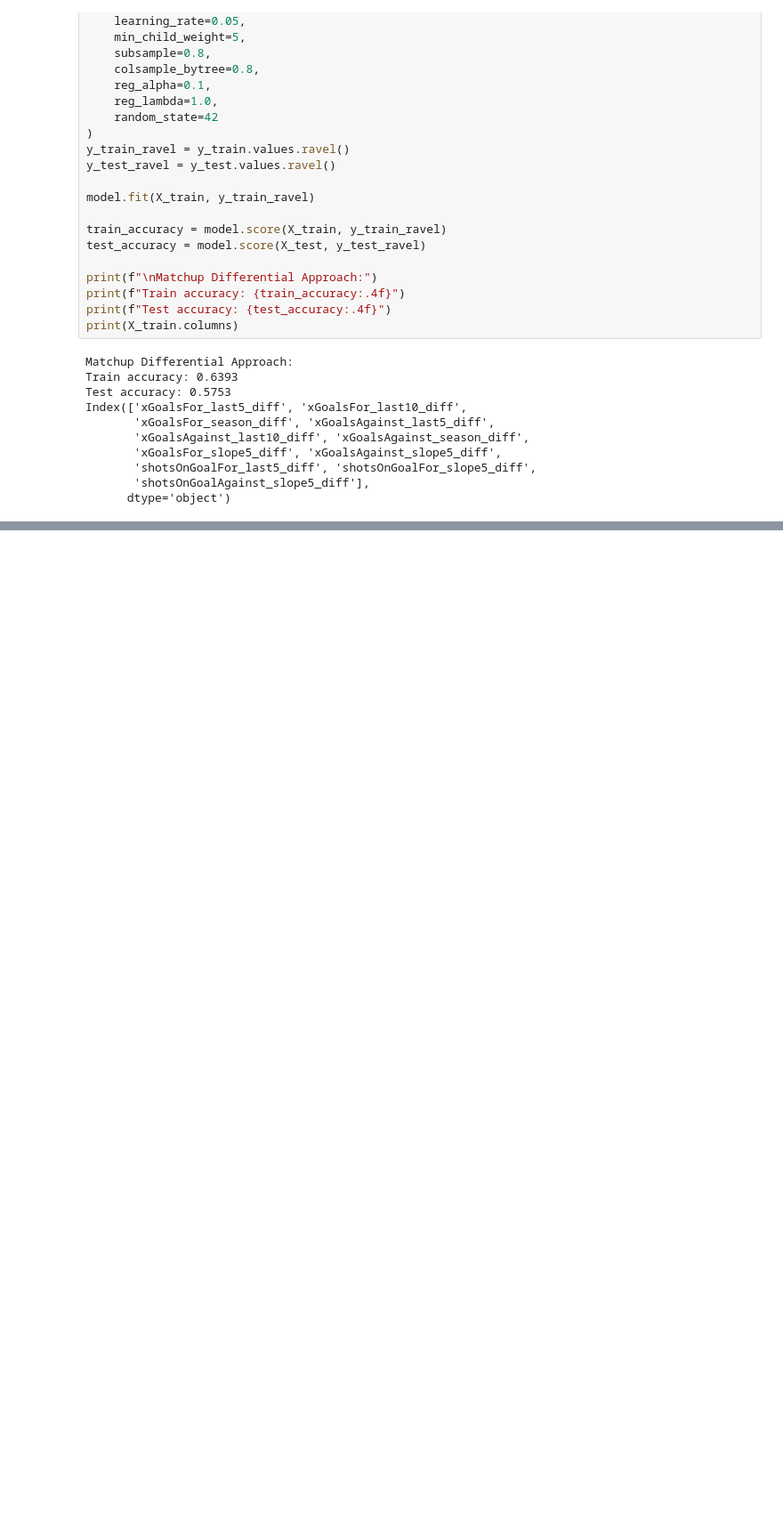
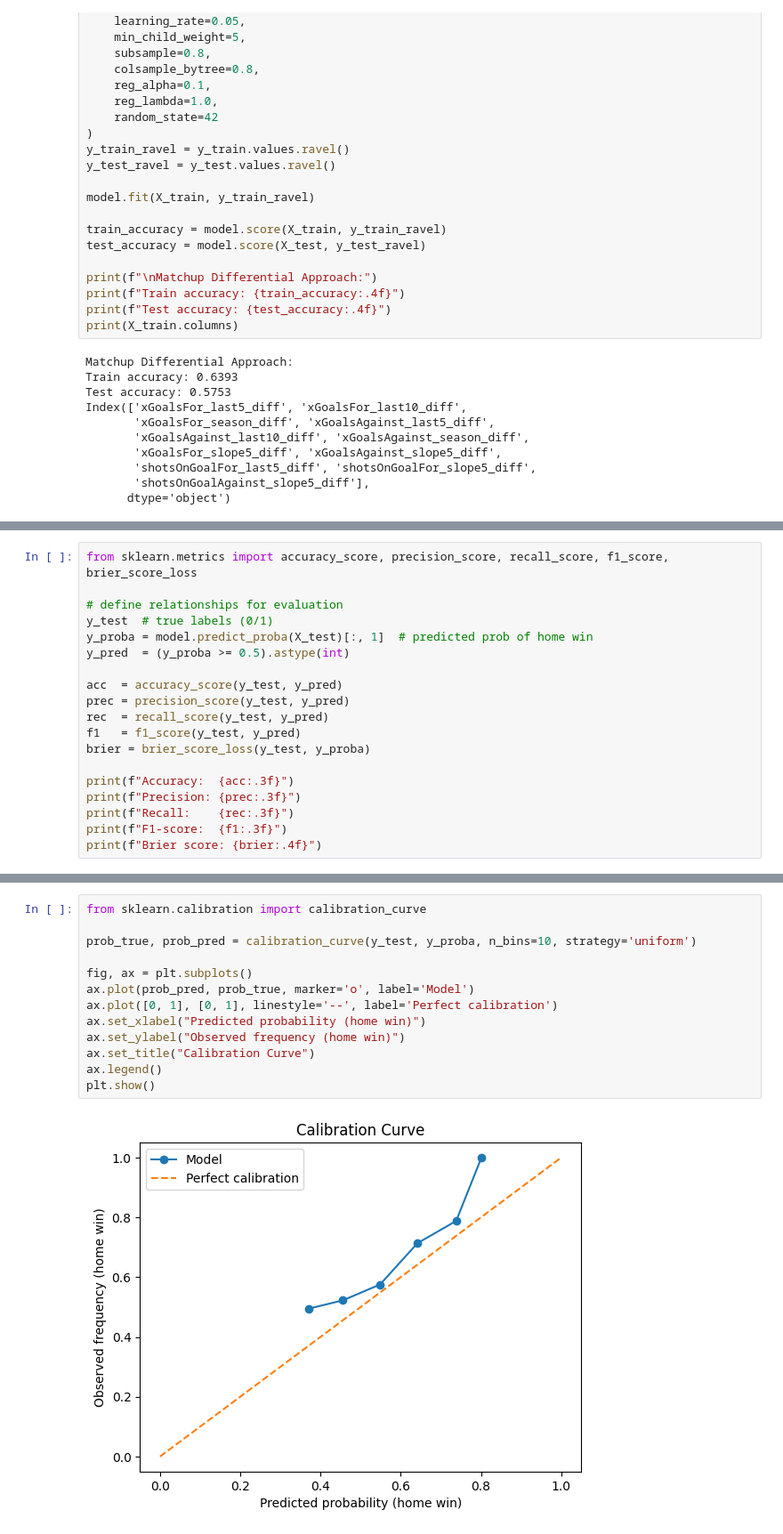
Before and after one commit to Rizzi7/NHL-Game-Prediction-CP322, a Jupyter notebook: notebooks/model.ipynb, the cells around one changed output, grey strips where cells are left out. Shown at 89% size. Drawn from its saved outputs; the diff is of its cells as text; blank space fills up the shorter version.

```diff
--- a/notebooks/model.ipynb
+++ b/notebooks/model.ipynb
@@ -299,0 +349,19 @@ Index(['xGoalsFor_last5_diff', 'xGoalsFor_last10_diff',
+# %%
+from sklearn.metrics import accuracy_score, precision_score, recall_score, f1_score, brier_score_loss
+
+# define relationships for evaluation
+y_test  # true labels (0/1)
+y_proba = model.predict_proba(X_test)[:, 1]  # predicted prob of home win
+y_pred  = (y_proba >= 0.5).astype(int)
+
+acc  = accuracy_score(y_test, y_pred)
+prec = precision_score(y_test, y_pred)
+rec  = recall_score(y_test, y_pred)
+f1   = f1_score(y_test, y_pred)
+brier = brier_score_loss(y_test, y_proba)
+
+print(f"Accuracy:  {acc:.3f}")
+print(f"Precision: {prec:.3f}")
+print(f"Recall:    {rec:.3f}")
+print(f"F1-score:  {f1:.3f}")
+print(f"Brier score: {brier:.4f}")
@@ -299,0 +423,15 @@ Index(['xGoalsFor_last5_diff', 'xGoalsFor_last10_diff',
+# %%
+from sklearn.calibration import calibration_curve
+
+prob_true, prob_pred = calibration_curve(y_test, y_proba, n_bins=10, strategy='uniform')
+
+fig, ax = plt.subplots()
+ax.plot(prob_pred, prob_true, marker='o', label='Model')
+ax.plot([0, 1], [0, 1], linestyle='--', label='Perfect calibration')
+ax.set_xlabel("Predicted probability (home win)")
+ax.set_ylabel("Observed frequency (home win)")
+ax.set_title("Calibration Curve")
+ax.legend()
+plt.show()
+# %% [output]
+[figure, added]
```
Also changed, not shown: parts of 7 cells of this notebook.
